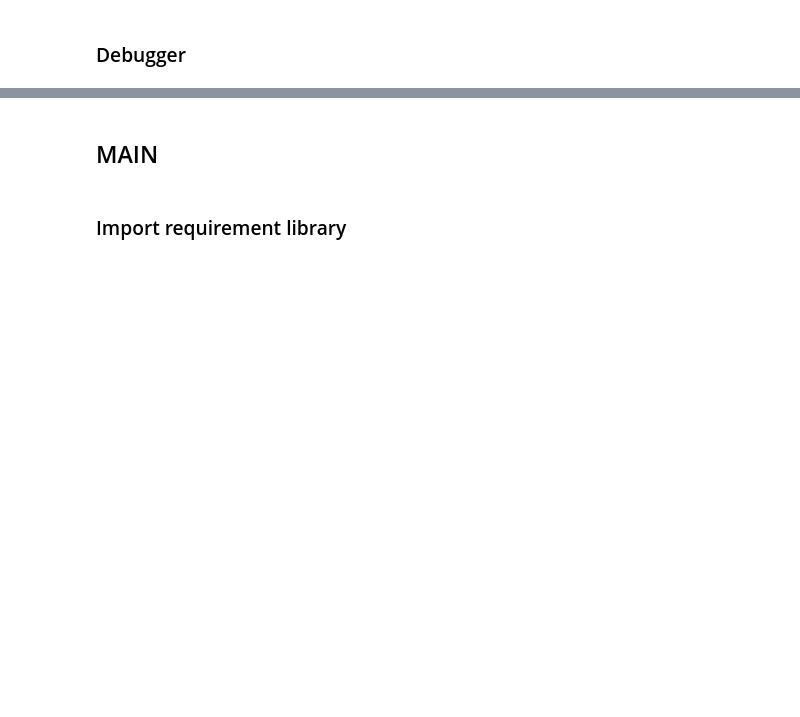
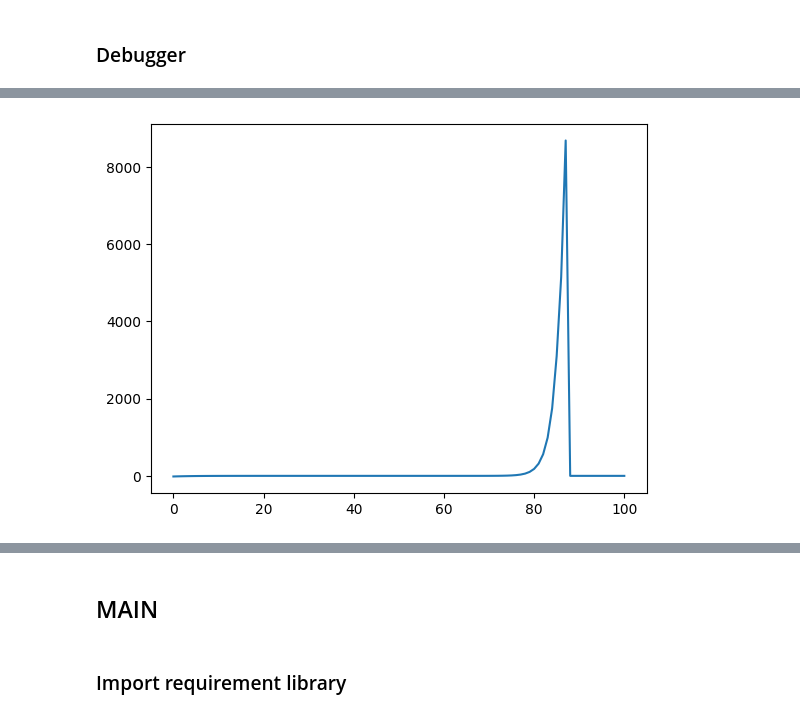
Before and after one commit to pSujet/DeepC, a Jupyter notebook: main_deepc.ipynb, the cells around one changed output, grey strips where cells are left out. Drawn from its saved outputs; the diff is of its cells as text; code cells hidden in the pictures; blank space fills up the shorter version.

```diff
--- a/main_deepc.ipynb
+++ b/main_deepc.ipynb
@@ -169,0 +251,5 @@ We are good to go!!
+# %%
+plt.plot(xLog[0,:])
+plt.show()
+# %% [output]
+[figure, added]
```
Also changed, not shown: parts of 5 cells of this notebook, 1 other file.
